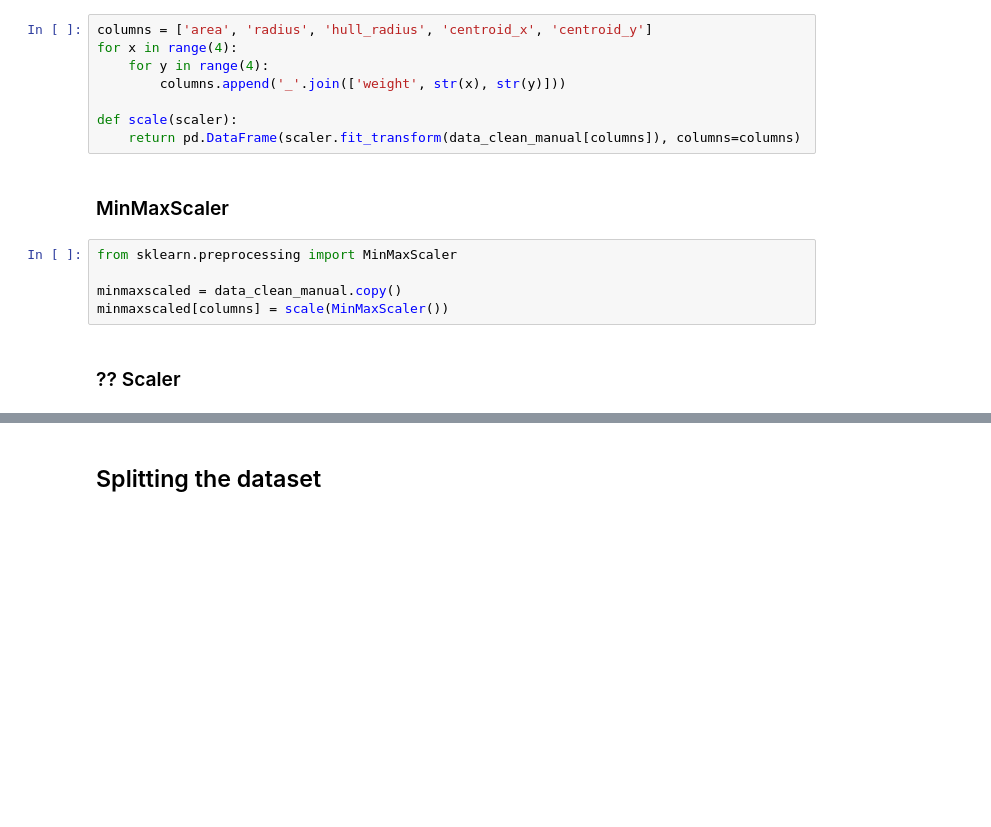
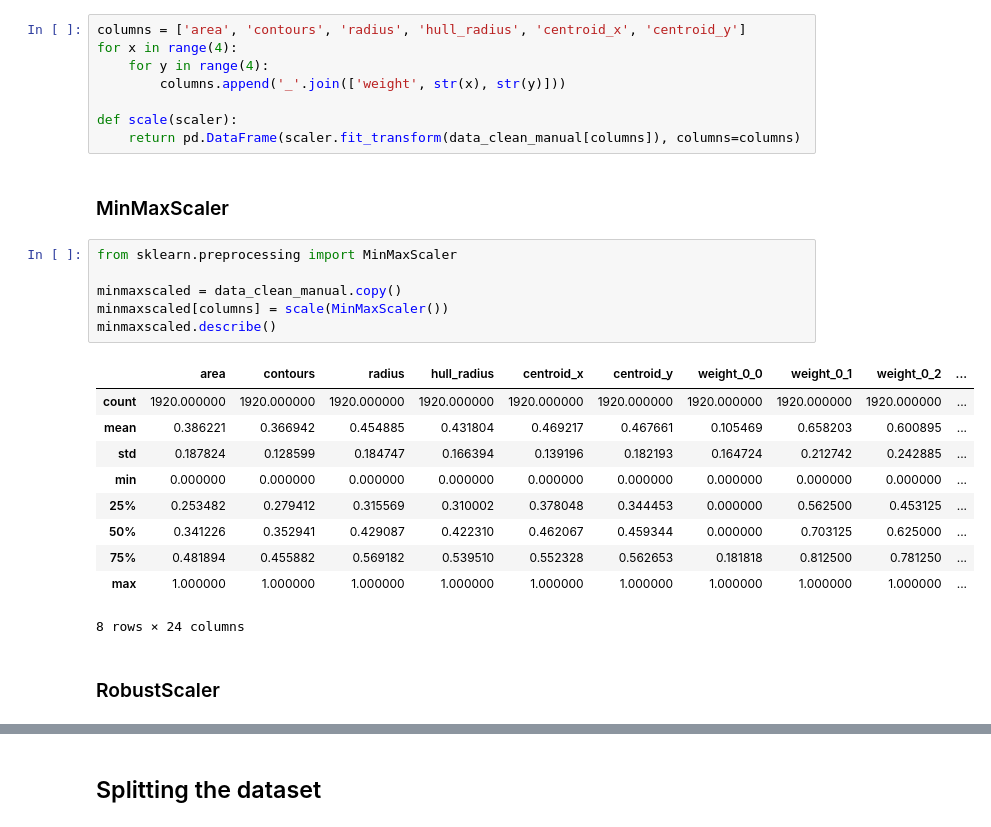
Before and after one commit to jsmienk/IML, a Jupyter notebook: notebooks/classification.ipynb, the cells around one changed output, grey strips where cells are left out. Cells and saved outputs as stored; diff of their text form; blank space fills up the shorter version.

```diff
--- a/notebooks/classification.ipynb
+++ b/notebooks/classification.ipynb
@@ -36,7 +45,7 @@ data_clean_manual[:5]
 # %% [markdown]
 ## Normalization
 # %%
-columns = ['area', 'radius', 'hull_radius', 'centroid_x', 'centroid_y']
+columns = ['area', 'contours', 'radius', 'hull_radius', 'centroid_x', 'centroid_y']
 for x in range(4):
     for y in range(4):
         columns.append('_'.join(['weight', str(x), str(y)]))
@@ -48,7 +57,19 @@ def scale(scaler):
 # %%
 from sklearn.preprocessing import MinMaxScaler
 
 minmaxscaled = data_clean_manual.copy()
 minmaxscaled[columns] = scale(MinMaxScaler())
+minmaxscaled.describe()
+# %% [output]
+|  | area | contours | radius | hull_radius | centroid_x | centroid_y | weight_0_0 | weight_0_1 | weight_0_2 | ... |
+| count | 1920.000000 | 1920.000000 | 1920.000000 | 1920.000000 | 1920.000000 | 1920.000000 | 1920.000000 | 1920.000000 | 1920.000000 | ... |
+| mean | 0.386221 | 0.366942 | 0.454885 | 0.431804 | 0.469217 | 0.467661 | 0.105469 | 0.658203 | 0.600895 | ... |
+| std | 0.187824 | 0.128599 | 0.184747 | 0.166394 | 0.139196 | 0.182193 | 0.164724 | 0.212742 | 0.242885 | ... |
+| min | 0.000000 | 0.000000 | 0.000000 | 0.000000 | 0.000000 | 0.000000 | 0.000000 | 0.000000 | 0.000000 | ... |
+| 25% | 0.253482 | 0.279412 | 0.315569 | 0.310002 | 0.378048 | 0.344453 | 0.000000 | 0.562500 | 0.453125 | ... |
+| 50% | 0.341226 | 0.352941 | 0.429087 | 0.422310 | 0.462067 | 0.459344 | 0.000000 | 0.703125 | 0.625000 | ... |
+| 75% | 0.481894 | 0.455882 | 0.569182 | 0.539510 | 0.552328 | 0.562653 | 0.181818 | 0.812500 | 0.781250 | ... |
+| max | 1.000000 | 1.000000 | 1.000000 | 1.000000 | 1.000000 | 1.000000 | 1.000000 | 1.000000 | 1.000000 | ... |
+8 rows × 24 columns
 # %% [markdown]
-### ?? Scaler
+### RobustScaler
```
Also changed, not shown: parts of 13 cells of this notebook.
